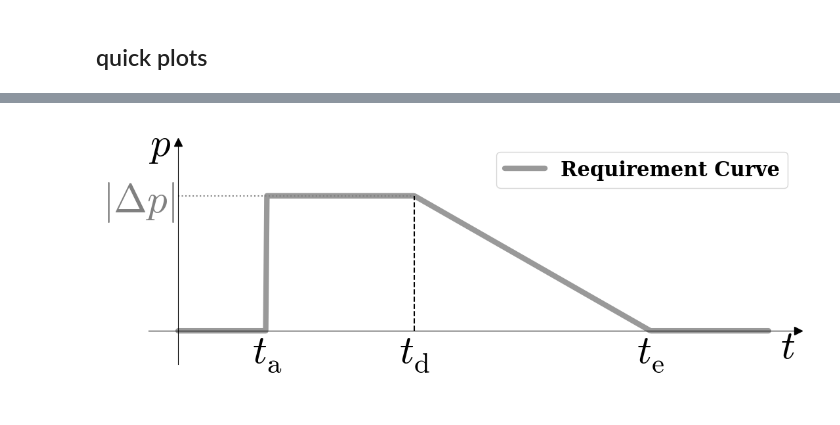
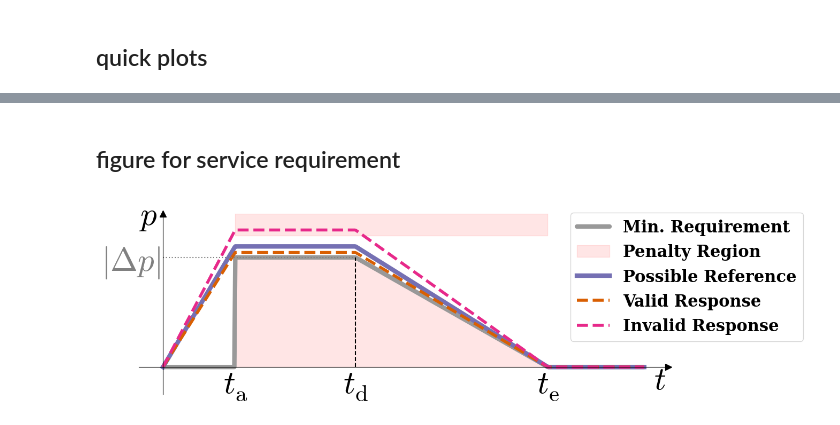
Before and after one commit to cvonholly/dvpp_reward_mechanism, a Jupyter notebook: experiments.ipynb, the cells around one changed output, grey strips where cells are left out. Cells and saved outputs as stored; diff of their text form; code cells hidden in the pictures.

Commit message:
make new plots

```diff
--- a/experiments.ipynb
+++ b/experiments.ipynb
@@ -465,6 +465,8 @@ font = {'family' : 'serif',
         'size'   : BIG_FSIZE}
 
 plt.rc('font', **font)
+# %% [markdown]
+## figure for service requirement
 # %%
 # --- CONFIGURATION TO FIX YOUR ERROR ---
 # This forces matplotlib to use its built-in engine, not external LaTeX
@@ -483,6 +485,30 @@ x = np.linspace(0, 10, 500)
 y = np.piecewise(x,
     [x < t_i, (x >= t_i) & (x <= t_a), (x > t_a) & (x <= t_e), x > t_e],
     [0, p_max, lambda x: p_max * (t_e - x) / (t_e - t_a), 0]
+ )
+p_ref = p_max * 1.1
+y_ref = np.piecewise(x,
+    [x < t_i, (x >= t_i) & (x <= t_a), (x > t_a) & (x <= t_e), x > t_e],
+    [lambda x: x * p_ref / t_i, p_ref, lambda x: p_ref * (t_e - x) / (t_e - t_a), 0]
+ )
+y_ref_120 = np.piecewise(x,
+                       [x < t_i, (x >= t_i) & (x < t_e), x >= t_e],
+                       [0, lambda x: p_max * 1.2, 0]
+)
+topline = np.piecewise(x,
+                       [x < t_i, (x >= t_i) & (x < t_e), x >= t_e],
+                       [0, lambda x: p_max * 1.4, 0]
+)
+
+# Example curves - one good, one bad
+y_good = np.piecewise(x,
+    [x < t_i, (x >= t_i) & (x <= t_a), (x > t_a) & (x <= t_e), x > t_e],
+    [lambda x: x * p_ref * 0.95 / t_i, p_ref * 0.95, lambda x: p_ref * 0.95 * (t_e - x) / (t_e - t_a), 0]
+)
+
+y_bad = np.piecewise(x,
+    [x < t_i, (x >= t_i) & (x <= t_a), (x > t_a) & (x <= t_e), x > t_e],
+    [lambda x: x * p_max * 1.25 / t_i, p_max * 1.25, lambda x: p_max * 1.25 * (t_e - x) / (t_e - t_a), 0]
 )
 
 # 2. Plot Setup
@@ -490,42 +516,55 @@ fig, ax = plt.subplots(figsize=(12, 5))
 
 # 3. Plot the Main Curve
 ax.plot(x, y, color='#999999', linewidth=6, solid_capstyle='round',
-        label='Requirement Curve')
+        label='Min. Requirement')
+# Fill area under requirement
+ax.fill_between(x, 0, y, color='red', alpha=0.1)
+
+# Shade requirement above 1.2 * y_ref
+mask_above = (x >= t_i) & (x <= t_e)
+ax.fill_between(x, y_ref_120, topline, color='red', alpha=0.1, label='Penalty Region', where=mask_above)
+
+# Reference curve
+ax.plot(x, y_ref, color=(117/255, 112/255, 179/255), linewidth=6, label='Possible Reference')
+
+# Example curves - good and bad
+ax.plot(x, y_good, color=(217/255, 95/255, 2/255), linewidth=4, linestyle='--', label='Valid Response')
+ax.plot(x, y_bad, color=(231/255, 41/255, 138/255), linewidth=4, linestyle='--', label='Invalid Response')
 
 # 4. Add Guidelines
 ax.hlines(y=p_max, xmin=0, xmax=t_a, colors='gray', linestyles=':', linewidth=1.5)
 ax.vlines(x=t_a, ymin=0, ymax=p_max, colors='black', linestyles='--', linewidth=1.5)
 
 # 5. Customize Axes (Arrow Style)
 ax.spines['top'].set_visible(False)
 ax.spines['right'].set_visible(False)
 ax.spines['left'].set_position('zero')
 ax.spines['bottom'].set_position('zero')
 
 # Add arrowheads manually at the ends of the axes
 ax.plot(1, 0, ">k", transform=ax.get_yaxis_transform(), clip_on=False, markersize=8)
 ax.plot(0, 1, "^k", transform=ax.get_xaxis_transform(), clip_on=False, markersize=8)
 
 # 6. Labels using Internal Math Text (No external LaTeX needed)
 ax.set_xticks([t_i, t_a, t_e])
 ax.set_xticklabels([r'$t_\mathrm{a}^\mathrm{}$', r'$t_\mathrm{d}^\mathrm{}$', r'$t_\mathrm{e}^\mathrm{}$'], fontsize=BIG_FSIZE)
 
 ax.set_yticks([p_max])
 ax.set_yticklabels([r'$|\Delta p|$'], fontsize=BIG_FSIZE, color='gray')
 
 # 7. Axis Titles
 ax.text(max(x) + 0.2, -0.4, '$t$', fontsize=BIG_FSIZE, style='italic')
 ax.text(-.5, p_max * 1.3, r'$p$', fontsize=BIG_FSIZE)
 
 ax.set_xlim(-0.5, 10.5)
 ax.set_ylim(-0.5, p_max * 1.4)
 ax.tick_params(axis='both', which='both', length=0)
 
 plt.tight_layout()
-plt.legend(fontsize=BIG_FSIZE/2)
+plt.legend(fontsize=BIG_FSIZE/2, loc='upper left', bbox_to_anchor=(.8, 1.05))
 plt.show()
 # %% [output]
-[figure, old version]
+[figure, new version]
 # %%
 import matplotlib as mpl
 # %%
```
Also changed, not shown: parts of 2 cells of this notebook.
